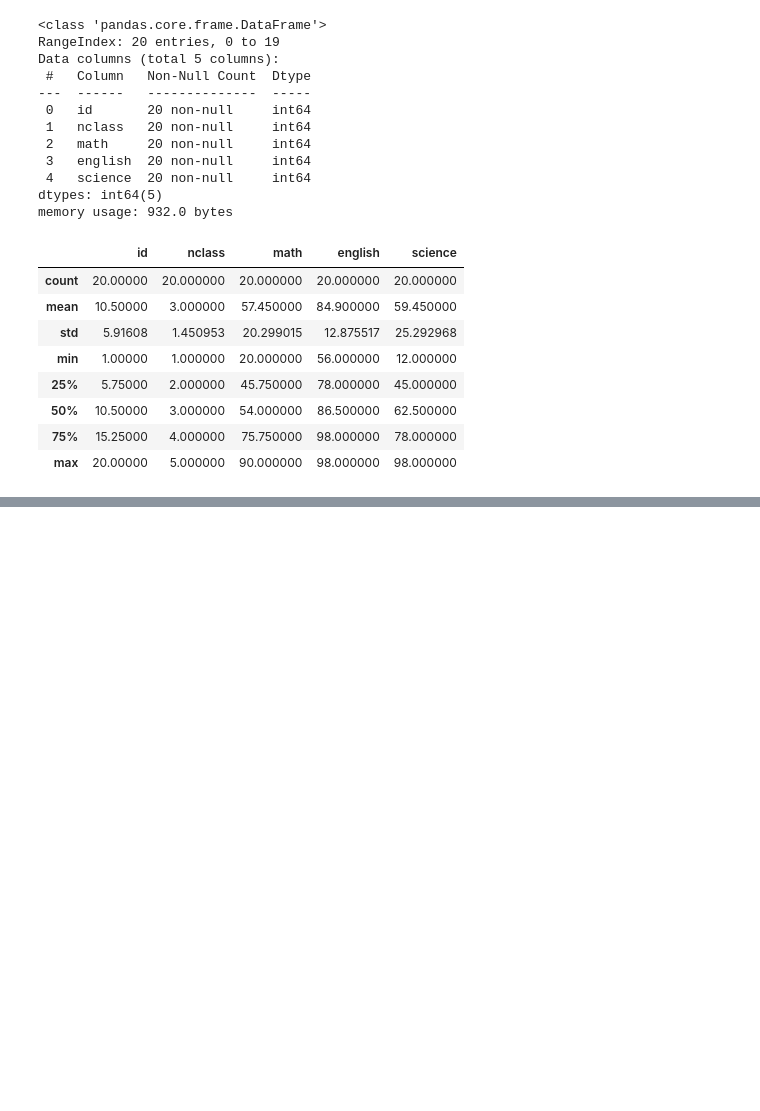
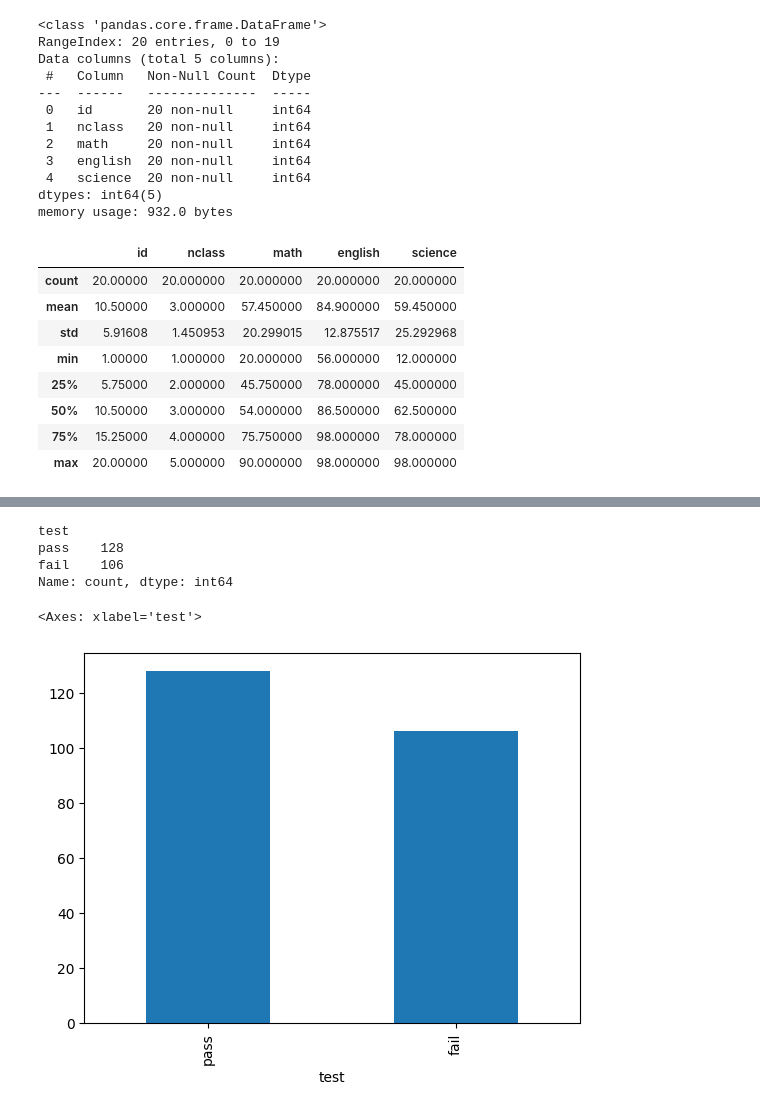
Before and after one commit to jcj154248/kit_bigdata, a Jupyter notebook: chapter05.ipynb, the cells around one changed output, grey strips where cells are left out. Cells and saved outputs as stored; diff of their text form; code cells hidden in the pictures; blank space fills up the shorter version.

```diff
--- a/chapter05.ipynb
+++ b/chapter05.ipynb
@@ -80,0 +211,4 @@ exam.describe()
+# %%
+# total 이 20점 이상이면 pass, 아니면 fail 을 부여하는 파생변수 test 만들기
+mpg['test'] = np.where(mpg['total'] >= 20, 'pass', 'fail')
+mpg.head()
@@ -80,0 +222,15 @@ exam.describe()
+# %%
+# 빈도표 분석으로 test 합격 판정 개수 확인
+mpg['test'].value_counts()
+# %% [output]
+test
+pass    128
+fail    106
+Name: count, dtype: int64
+# %%
+# 막대 그래프로 빈도 표현
+count_test = mpg['test'].value_counts()
+count_test.plot.bar()
+# %% [output]
+<Axes: xlabel='test'>
+[figure, added]
```
Also changed, not shown: parts of 21 cells of this notebook.
